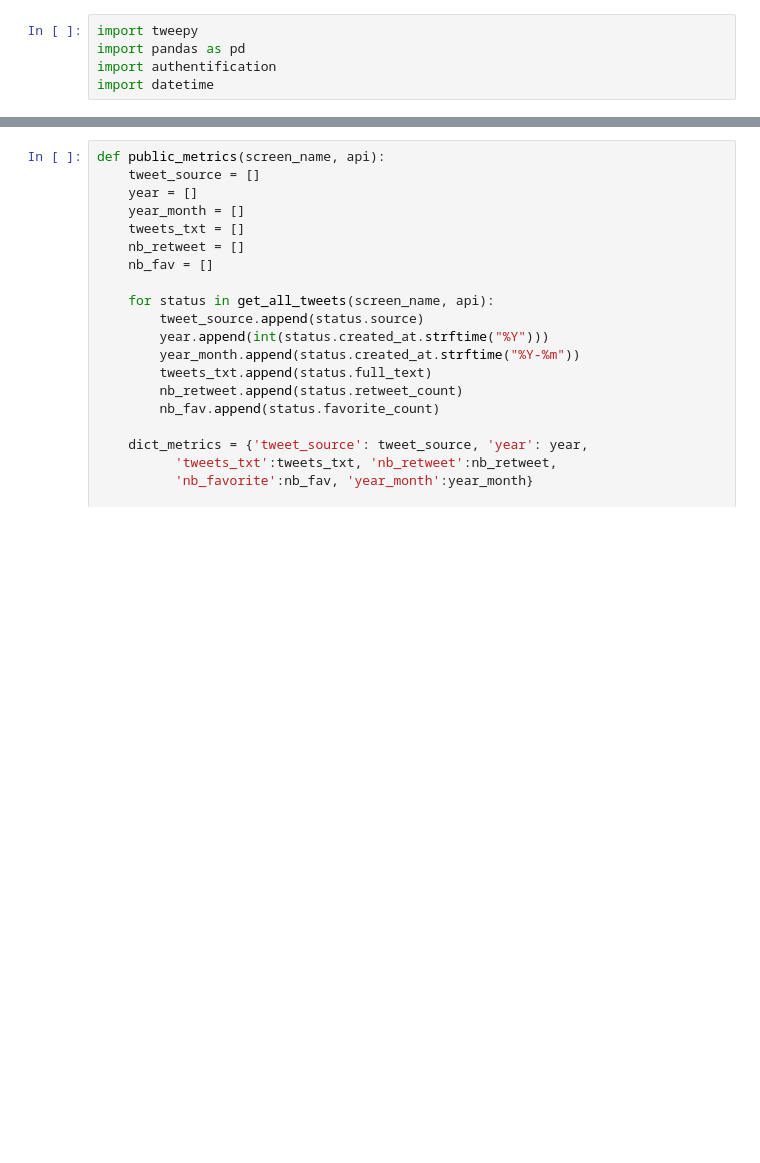
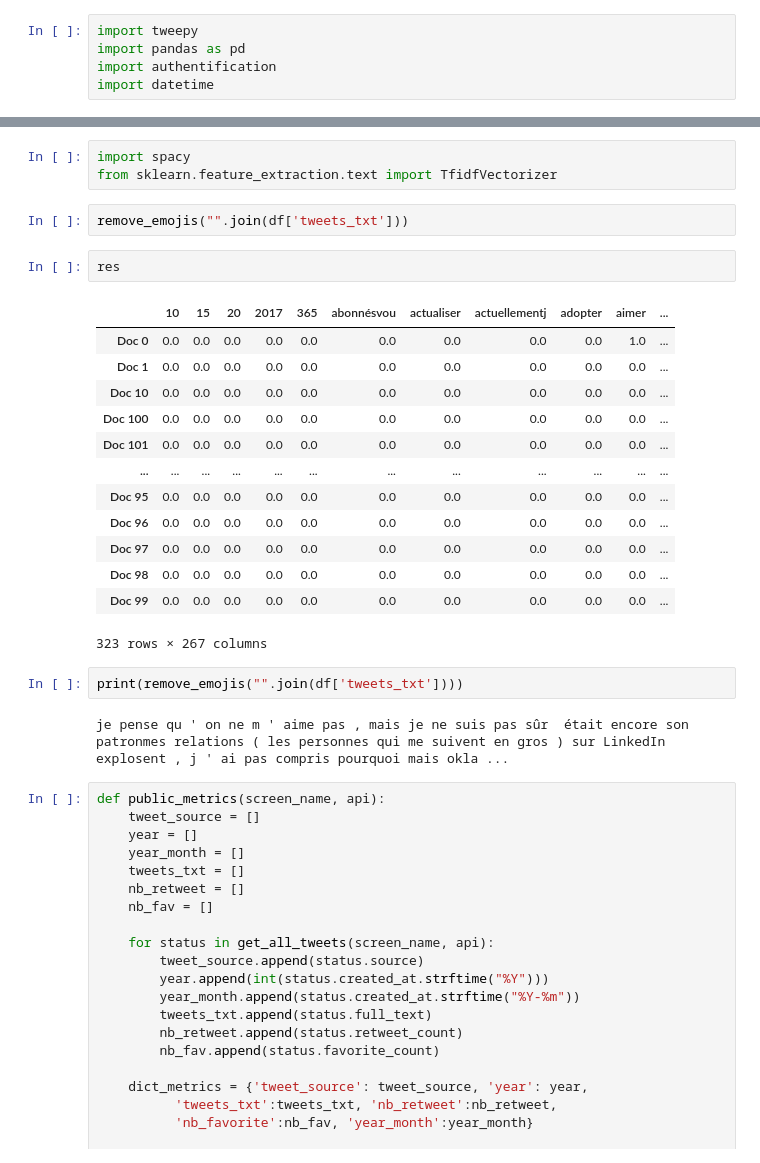
Before and after one commit to 1017SQD/plotly-app, a Jupyter notebook: test.ipynb, the cells around one changed output, grey strips where cells are left out. Drawn from its saved outputs; the diff is of its cells as text; blank space fills up the shorter version.

```diff
--- a/test.ipynb
+++ b/test.ipynb
@@ -75,3 +131,28 @@ def get_all_tweets(screen_name, api):
+# %%
+import spacy
+from sklearn.feature_extraction.text import TfidfVectorizer
+# %%
+remove_emojis("".join(df['tweets_txt']))
+# %%
+res
+# %% [output]
+|  | 10 | 15 | 20 | 2017 | 365 | abonnésvou | actualiser | actuellementj | adopter | aimer | ... |
+| Doc 0 | 0.0 | 0.0 | 0.0 | 0.0 | 0.0 | 0.0 | 0.0 | 0.0 | 0.0 | 1.0 | ... |
+| Doc 1 | 0.0 | 0.0 | 0.0 | 0.0 | 0.0 | 0.0 | 0.0 | 0.0 | 0.0 | 0.0 | ... |
+| Doc 10 | 0.0 | 0.0 | 0.0 | 0.0 | 0.0 | 0.0 | 0.0 | 0.0 | 0.0 | 0.0 | ... |
+| Doc 100 | 0.0 | 0.0 | 0.0 | 0.0 | 0.0 | 0.0 | 0.0 | 0.0 | 0.0 | 0.0 | ... |
+| Doc 101 | 0.0 | 0.0 | 0.0 | 0.0 | 0.0 | 0.0 | 0.0 | 0.0 | 0.0 | 0.0 | ... |
+| ... | ... | ... | ... | ... | ... | ... | ... | ... | ... | ... | ... |
+| Doc 95 | 0.0 | 0.0 | 0.0 | 0.0 | 0.0 | 0.0 | 0.0 | 0.0 | 0.0 | 0.0 | ... |
+| Doc 96 | 0.0 | 0.0 | 0.0 | 0.0 | 0.0 | 0.0 | 0.0 | 0.0 | 0.0 | 0.0 | ... |
+| Doc 97 | 0.0 | 0.0 | 0.0 | 0.0 | 0.0 | 0.0 | 0.0 | 0.0 | 0.0 | 0.0 | ... |
+| Doc 98 | 0.0 | 0.0 | 0.0 | 0.0 | 0.0 | 0.0 | 0.0 | 0.0 | 0.0 | 0.0 | ... |
+| Doc 99 | 0.0 | 0.0 | 0.0 | 0.0 | 0.0 | 0.0 | 0.0 | 0.0 | 0.0 | 0.0 | ... |
+323 rows × 267 columns
+# %%
+print(remove_emojis("".join(df['tweets_txt'])))
+# %% [output]
+je pense qu ' on ne m ' aime pas , mais je ne suis pas sûr  était encore son patronmes relations ( les personnes qui me suivent en gros ) sur LinkedIn explosent , j ' ai pas compris pourquoi mais okla ...
 # %%
 def public_metrics(screen_name, api):
     tweet_source = []
```
Also changed, not shown: parts of 23 cells of this notebook, 2 other files.
